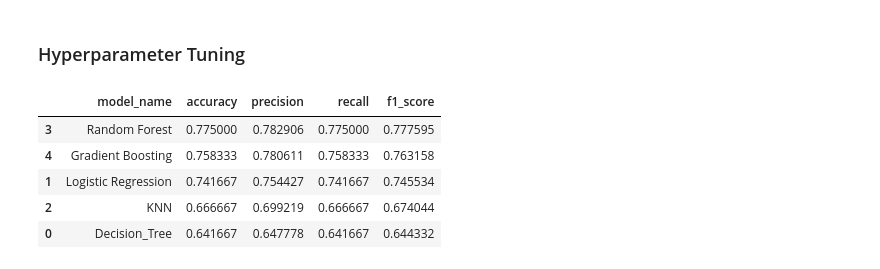
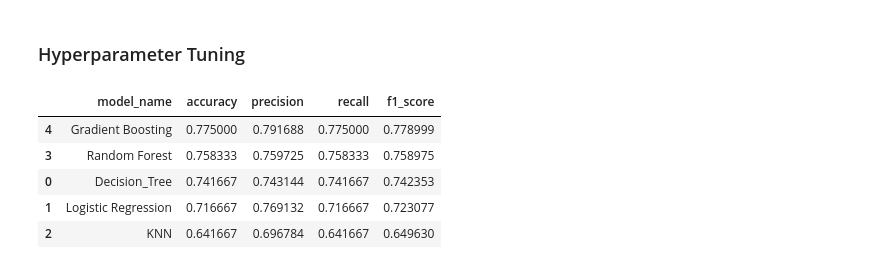
Before and after one commit to iakwatia/Machine-Learning-API-using-FastAPI-to-predict-Sepsis, a Jupyter notebook: sepsis prediction.ipynb, the cells around one changed output. Cells and saved outputs as stored; diff of their text form; code cells hidden in the pictures.

```diff
--- a/sepsis prediction.ipynb
+++ b/sepsis prediction.ipynb
@@ -445,0 +559,28 @@ balanced_metric_table.sort_values(by='f1_score', ascending=False)
+# %%
+fig, ax = plt.subplots(figsize=(12, 12))
+
+all_confusion_matrix = {}
+
+all_roc_data = {}
+
+for model_name, pipeline in all_pipelines.items():
+
+    y_score = pipeline.predict_proba(X_test)[:, 1]
+
+    fpr, tpr, thresholds = roc_curve(y_test_encoded, y_score)
+
+    roc_auc = auc(fpr, tpr)
+
+    roc_data_df = pd.DataFrame({'False Positive rate':fpr, 'True Positive Rate':tpr})
+
+    all_roc_data[model_name] = roc_data_df
+
+    ax.plot(fpr, tpr, label= f'{model_name} (AUC = {roc_auc:.2f},)')
+
+    ax.plot([0,1],[0,1])
+    ax.set_ylabel('False Positive Rate')
+    ax.set_xlabel('True Positive Rate')
+    ax.set_title('ROC Curve for all pipelines')
+
+plt.legend()
+plt.show()
@@ -450,11 +593,16 @@ metrics_list = []
 # Dictionary containing hyperparameters to tune for each classifier
 param_grid = {
     'Logistic Regression': {
-        'classifier__C': [0.1, 1, 10]
+        'classifier__C': [0.001, 0.01, 0.1, 1, 10, 100],
+        'classifier__penalty': ['l1', 'l2'],
+        'classifier__solver': ['liblinear', 'lbfgs', 'newton-cg']
     },
     'Random Forest': {
         'classifier__n_estimators': [100, 200, 300,],
-        'classifier__max_depth': [None, 20, 30]
+        'classifier__max_depth': [None, 20, 30],
+        'classifier__min_samples_split': [2, 5, 10],
+        'classifier__max_features': ['auto', 'sqrt', 'log2'],
+        'classifier__bootstrap': [True, False]
     },
     'Decision_Tree': {
         'classifier__max_depth': [None, 10, 20]
@@ -463,9 +611,9 @@ param_grid = {
         'classifier__n_neighbors': [3, 5, 7]
     },
     'Gradient Boosting' : {
-        'classifier__n_estimators' : [50, 100, 150, 200],
+        'classifier__n_estimators' : [ 50, 100, 150, 200],
         'classifier__max_features' : ['auto', 'sqrt', 'log2', None],
-        'classifier__learning_rate' : [0.05, 0.1, 0.5],
+        'classifier__learning_rate' : [ 0.01, 0.1, 0.5],
         'classifier__loss' : ['deviance', 'exponential'],
         'classifier__criterion' : ['friedman_mse', 'squared_error']
 
@@ -492,35 +640,35 @@ for model_name, classifier in models:
     # Get the best estimator (pipeline) from the grid search
     best_pipeline = grid_search.best_estimator_
 
     # Add the best pipeline to the dictionary of all balanced pipelines
     all_balanced_pipelines[model_name] = best_pipeline
 
     # Predict on the test set using the best pipeline
     y_pred = best_pipeline.predict(X_test)
 
     # Generate the confusion matrix
     conf_matrix = confusion_matrix(y_test_encoded, y_pred)
 
     # Add confusion matrix to the dictionary
     all_confusion_matrix[model_name] = conf_matrix
 
     # Generate classification report for the best pipeline or model
     balanced_metrics = classification_report(y_test_encoded, y_pred, output_dict=True)
 
     metrics_list.append([model_name,
                          balanced_metrics['accuracy'],
                          balanced_metrics['weighted avg']['precision'],
                          balanced_metrics['weighted avg']['recall'],
                          balanced_metrics['weighted avg']['f1-score']])
 
 balanced_metric_table = pd.DataFrame(metrics_list, columns=['model_name', 'accuracy', 'precision', 'recall', 'f1_score'])
 
 
 balanced_metric_table.sort_values(by='f1_score', ascending=False)
 # %% [output]
 |  | model_name | accuracy | precision | recall | f1_score |
-| 3 | Random Forest | 0.775000 | 0.782906 | 0.775000 | 0.777595 |
-| 4 | Gradient Boosting | 0.758333 | 0.780611 | 0.758333 | 0.763158 |
-| 1 | Logistic Regression | 0.741667 | 0.754427 | 0.741667 | 0.745534 |
-| 2 | KNN | 0.666667 | 0.699219 | 0.666667 | 0.674044 |
-| 0 | Decision_Tree | 0.641667 | 0.647778 | 0.641667 | 0.644332 |
+| 4 | Gradient Boosting | 0.775000 | 0.791688 | 0.775000 | 0.778999 |
+| 3 | Random Forest | 0.758333 | 0.759725 | 0.758333 | 0.758975 |
+| 0 | Decision_Tree | 0.741667 | 0.743144 | 0.741667 | 0.742353 |
+| 1 | Logistic Regression | 0.716667 | 0.769132 | 0.716667 | 0.723077 |
+| 2 | KNN | 0.641667 | 0.696784 | 0.641667 | 0.649630 |
```
Also changed, not shown: parts of 36 cells of this notebook, 5 other files.
